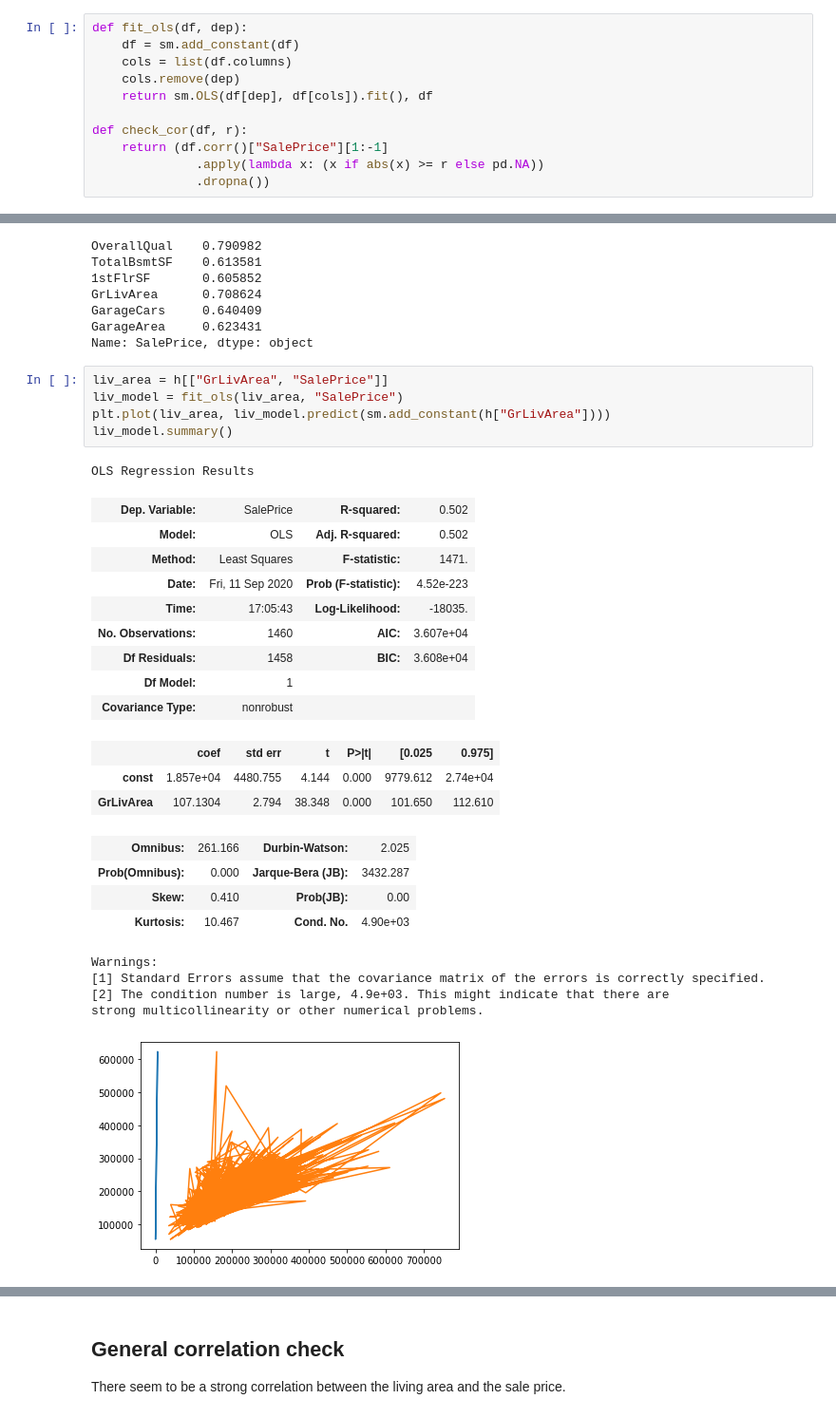
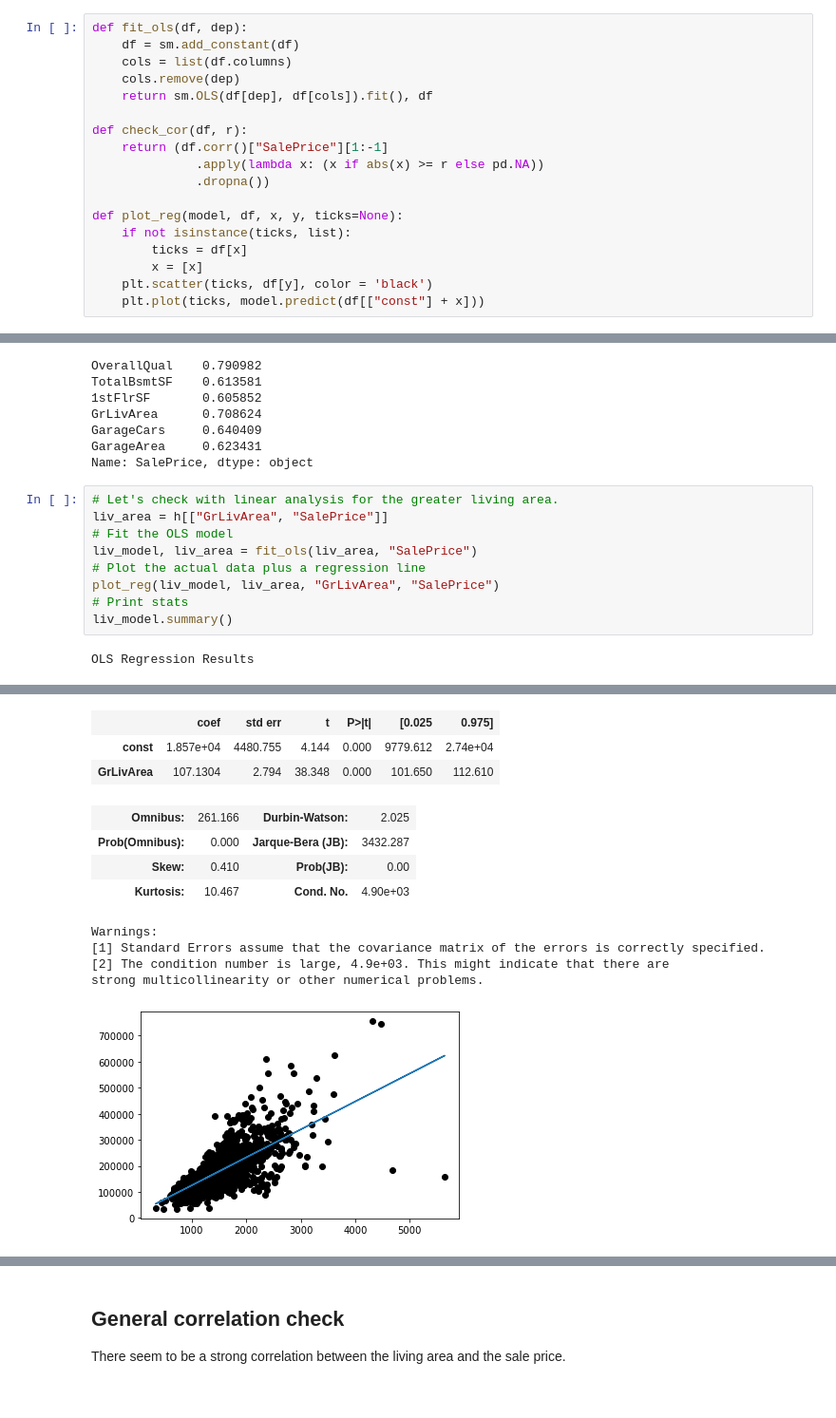
Before and after one commit to therinz/housing_stats, a Jupyter notebook: notebooks/import_csv.ipynb, the cells around one changed output, grey strips where cells are left out. Shown at 95% size. Saved outputs shown, nothing was run; the diff lists cells and outputs as text.

```diff
--- a/notebooks/import_csv.ipynb
+++ b/notebooks/import_csv.ipynb
@@ -20,6 +20,13 @@ def check_cor(df, r):
     return (df.corr()["SalePrice"][1:-1]
               .apply(lambda x: (x if abs(x) >= r else pd.NA))
               .dropna())
+
+def plot_reg(model, df, x, y, ticks=None):
+    if not isinstance(ticks, list):
+        ticks = df[x]
+        x = [x]
+    plt.scatter(ticks, df[y], color = 'black')
+    plt.plot(ticks, model.predict(df[["const"] + x]))
 # %%
 # Import csv and check header
 h = pd.read_csv(os.path.join("..", "data", "train.csv"))
@@ -115,31 +122,14 @@ GrLivArea      0.708624
 GarageCars     0.640409
 GarageArea     0.623431
 Name: SalePrice, dtype: object
-# %%
-liv_area = h[["GrLivArea", "SalePrice"]]
-liv_model = fit_ols(liv_area, "SalePrice")
-plt.plot(liv_area, liv_model.predict(sm.add_constant(h["GrLivArea"])))
-liv_model.summary()
-# %% [output]
-OLS Regression Results
-| Dep. Variable: | SalePrice | R-squared: | 0.502 |
-| Model: | OLS | Adj. R-squared: | 0.502 |
-| Method: | Least Squares | F-statistic: | 1471. |
-| Date: | Fri, 11 Sep 2020 | Prob (F-statistic): | 4.52e-223 |
-| Time: | 17:05:43 | Log-Likelihood: | -18035. |
-| No. Observations: | 1460 | AIC: | 3.607e+04 |
-| Df Residuals: | 1458 | BIC: | 3.608e+04 |
-| Df Model: | 1 |  |  |
-| Covariance Type: | nonrobust |  |  |
-|  | coef | std err | t | P>|t| | [0.025 | 0.975] |
-| const | 1.857e+04 | 4480.755 | 4.144 | 0.000 | 9779.612 | 2.74e+04 |
-| GrLivArea | 107.1304 | 2.794 | 38.348 | 0.000 | 101.650 | 112.610 |
-| Omnibus: | 261.166 | Durbin-Watson: | 2.025 |
-| Prob(Omnibus): | 0.000 | Jarque-Bera (JB): | 3432.287 |
-| Skew: | 0.410 | Prob(JB): | 0.00 |
-| Kurtosis: | 10.467 | Cond. No. | 4.90e+03 |
-Warnings:
-[1] Standard Errors assume that the covariance matrix of the errors is correctly specified.
-[2] The condition number is large, 4.9e+03. This might indicate that there are
-strong multicollinearity or other numerical problems.
-[figure, removed]
+# %%
+# Let's check with linear analysis for the greater living area.
+liv_area = h[["GrLivArea", "SalePrice"]]
+# Fit the OLS model
+liv_model, liv_area = fit_ols(liv_area, "SalePrice")
+# Plot the actual data plus a regression line
+plot_reg(liv_model, liv_area, "GrLivArea", "SalePrice")
+# Print stats
+liv_model.summary()
+# %% [output]
+OLS Regression Results
@@ -146,3 +145,15 @@ strong multicollinearity or other numerical problems.
+|  | coef | std err | t | P>|t| | [0.025 | 0.975] |
+| const | 1.857e+04 | 4480.755 | 4.144 | 0.000 | 9779.612 | 2.74e+04 |
+| GrLivArea | 107.1304 | 2.794 | 38.348 | 0.000 | 101.650 | 112.610 |
+| Omnibus: | 261.166 | Durbin-Watson: | 2.025 |
+| Prob(Omnibus): | 0.000 | Jarque-Bera (JB): | 3432.287 |
+| Skew: | 0.410 | Prob(JB): | 0.00 |
+| Kurtosis: | 10.467 | Cond. No. | 4.90e+03 |
+Warnings:
+[1] Standard Errors assume that the covariance matrix of the errors is correctly specified.
+[2] The condition number is large, 4.9e+03. This might indicate that there are
+strong multicollinearity or other numerical problems.
+[figure, added]
 # %%
 # Focus on columns with square footage
 # Replace GrLivArea by 2nd floor
```
Also changed, not shown: parts of 2 cells of this notebook.
